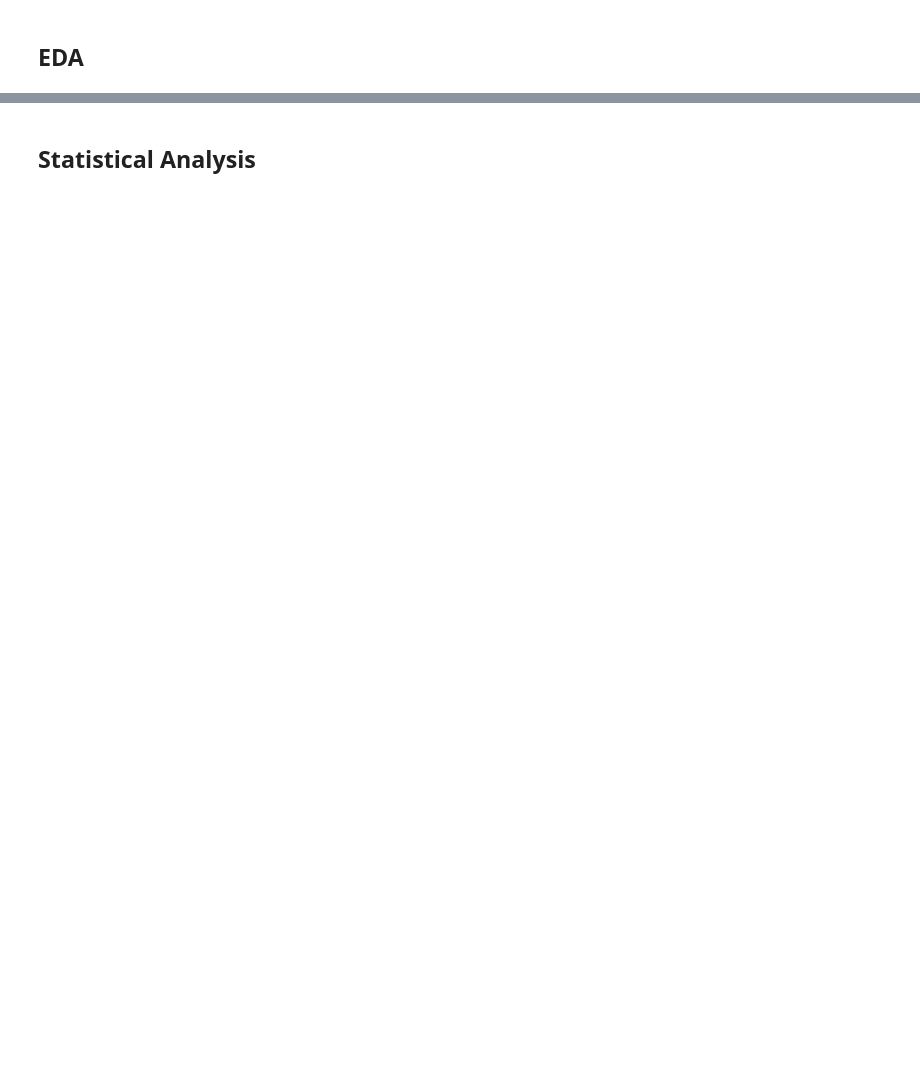
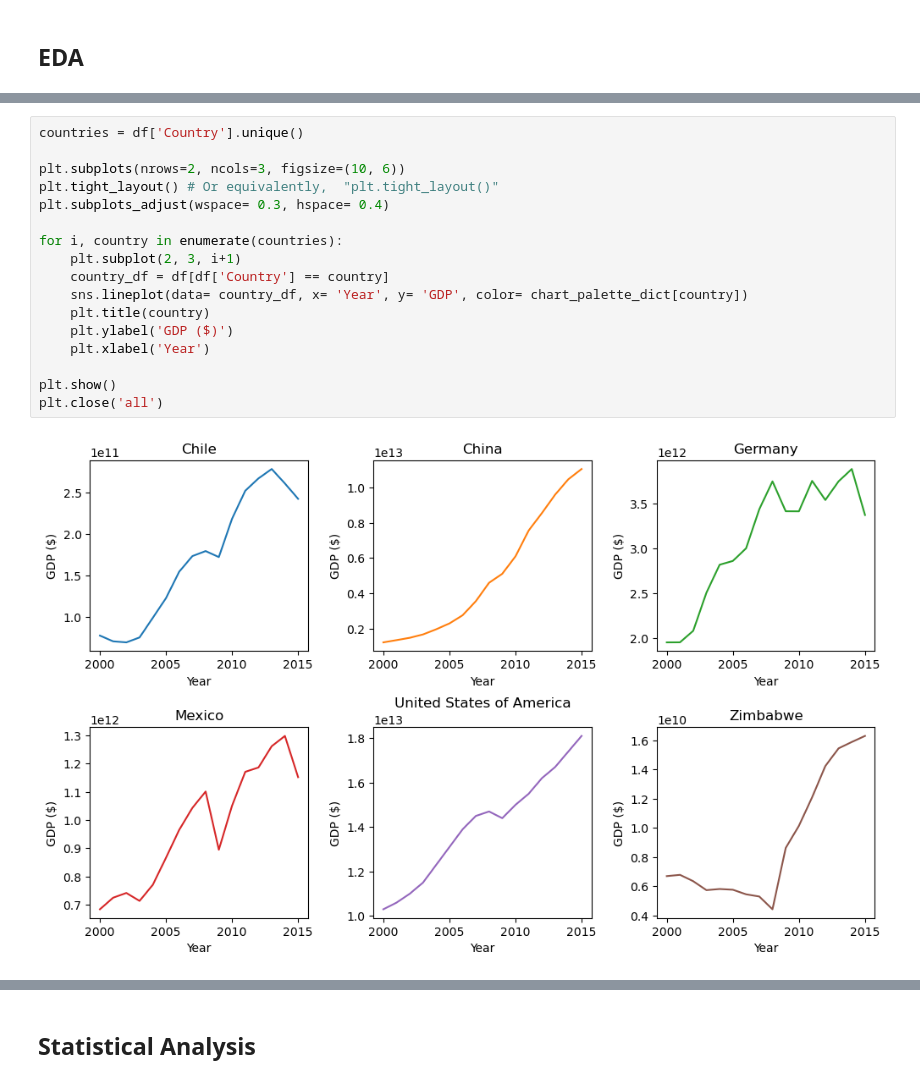
Before and after one commit to bruno-pezzolo/Codecademy-Life-Expectancy-and-GDP, a Jupyter notebook: life_expectancy_gdp.ipynb, the cells around one changed output, grey strips where cells are left out. Cells and saved outputs as stored; diff of their text form; blank space fills up the shorter version.

```diff
--- a/life_expectancy_gdp.ipynb
+++ b/life_expectancy_gdp.ipynb
@@ -85,0 +190,19 @@ Name: Country, dtype: object
+# %%
+countries = df['Country'].unique()
+
+plt.subplots(nrows=2, ncols=3, figsize=(10, 6))
+plt.tight_layout() # Or equivalently,  "plt.tight_layout()"
+plt.subplots_adjust(wspace= 0.3, hspace= 0.4)
+
+for i, country in enumerate(countries):
+    plt.subplot(2, 3, i+1)
+    country_df = df[df['Country'] == country]
+    sns.lineplot(data= country_df, x= 'Year', y= 'GDP', color= chart_palette_dict[country])
+    plt.title(country)
+    plt.ylabel('GDP ($)')
+    plt.xlabel('Year')
+
+plt.show()
+plt.close('all')
+# %% [output]
+[figure, added]
```
Also changed, not shown: parts of 32 cells of this notebook.
